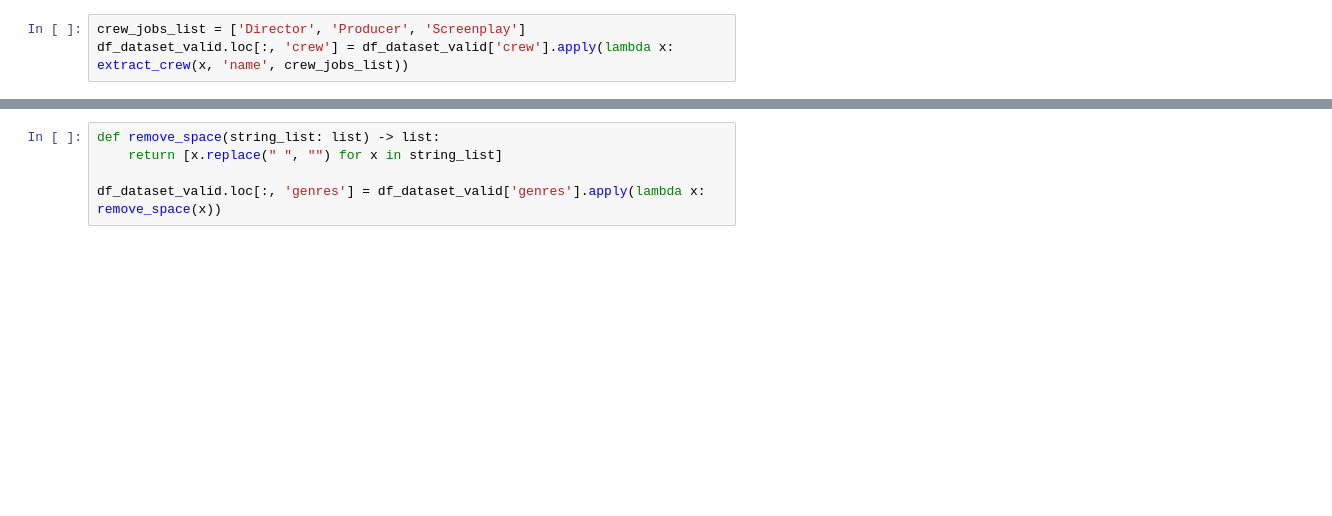
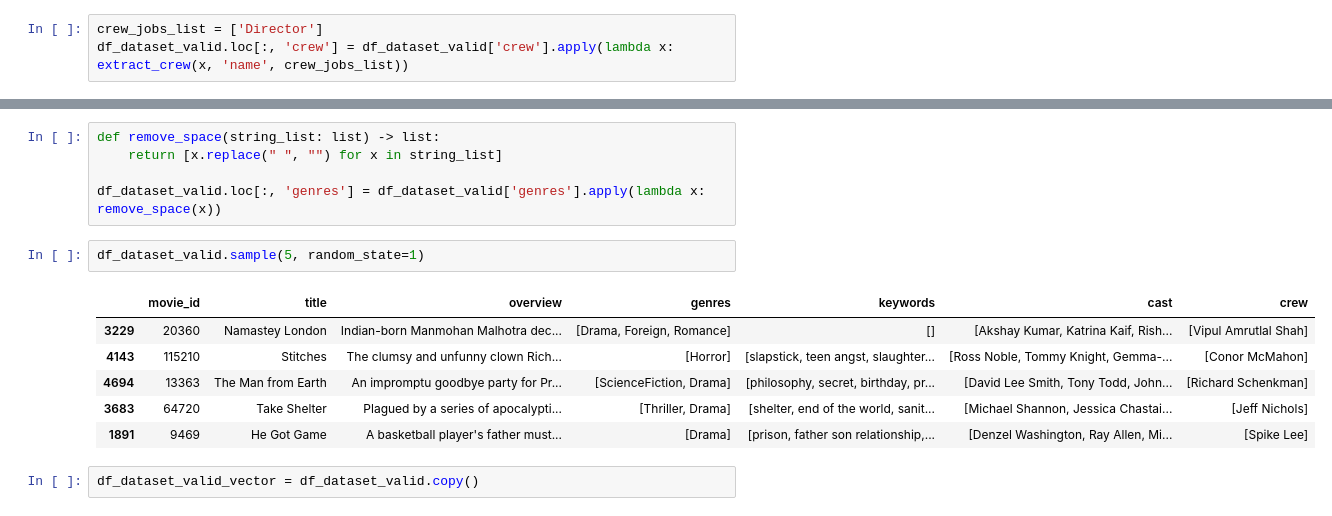
Before and after one commit to diegocanales/movie-recommender-system, a Jupyter notebook: notebooks/1.0-data_exploration.ipynb, the cells around one changed output, grey strips where cells are left out. Drawn from its saved outputs; the diff is of its cells as text; blank space fills up the shorter version.

```diff
--- a/notebooks/1.0-data_exploration.ipynb
+++ b/notebooks/1.0-data_exploration.ipynb
@@ -67,7 +134,7 @@ def extract_crew(string_dict: str, key: str, crew_jobs: list) -> list:
             value_list.append(item[key])
     return value_list
 # %%
-crew_jobs_list = ['Director', 'Producer', 'Screenplay']
+crew_jobs_list = ['Director']
 df_dataset_valid.loc[:, 'crew'] = df_dataset_valid['crew'].apply(lambda x: extract_crew(x, 'name', crew_jobs_list))
 # %%
 df_dataset_valid.sample(5, random_state=1)
@@ -76,3 +150,14 @@ def remove_space(string_list: list) -> list:
     return [x.replace(" ", "") for x in string_list]
 
 df_dataset_valid.loc[:, 'genres'] = df_dataset_valid['genres'].apply(lambda x: remove_space(x))
+# %%
+df_dataset_valid.sample(5, random_state=1)
+# %% [output]
+|  | movie_id | title | overview | genres | keywords | cast | crew |
+| 3229 | 20360 | Namastey London | Indian-born Manmohan Malhotra dec... | [Drama, Foreign, Romance] | [] | [Akshay Kumar, Katrina Kaif, Rish... | [Vipul Amrutlal Shah] |
+| 4143 | 115210 | Stitches | The clumsy and unfunny clown Rich... | [Horror] | [slapstick, teen angst, slaughter... | [Ross Noble, Tommy Knight, Gemma-... | [Conor McMahon] |
+| 4694 | 13363 | The Man from Earth | An impromptu goodbye party for Pr... | [ScienceFiction, Drama] | [philosophy, secret, birthday, pr... | [David Lee Smith, Tony Todd, John... | [Richard Schenkman] |
+| 3683 | 64720 | Take Shelter | Plagued by a series of apocalypti... | [Thriller, Drama] | [shelter, end of the world, sanit... | [Michael Shannon, Jessica Chastai... | [Jeff Nichols] |
+| 1891 | 9469 | He Got Game | A basketball player's father must... | [Drama] | [prison, father son relationship,... | [Denzel Washington, Ray Allen, Mi... | [Spike Lee] |
+# %%
+df_dataset_valid_vector = df_dataset_valid.copy()
```
Also changed, not shown: parts of 24 cells of this notebook, 1 other file.
